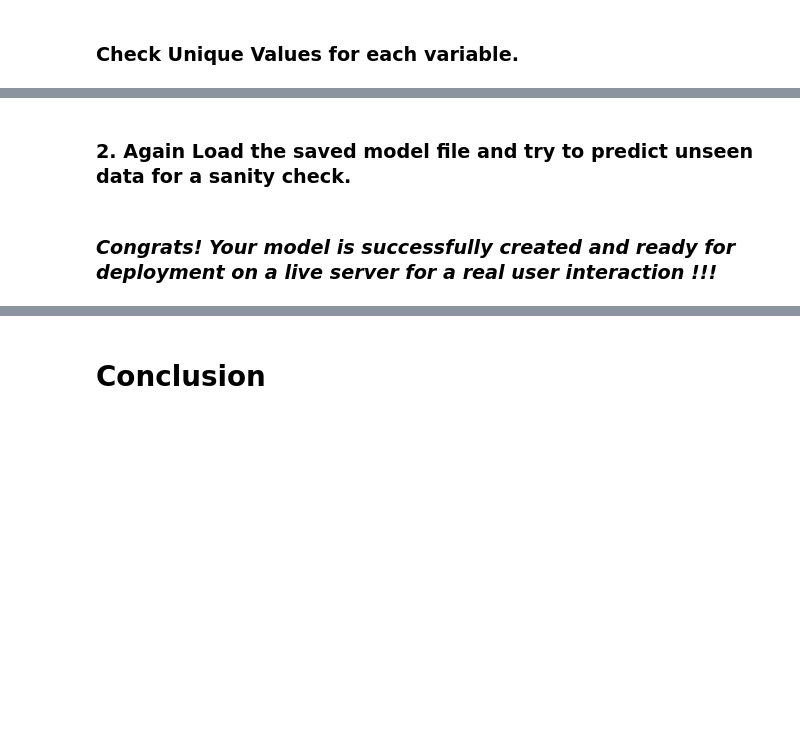
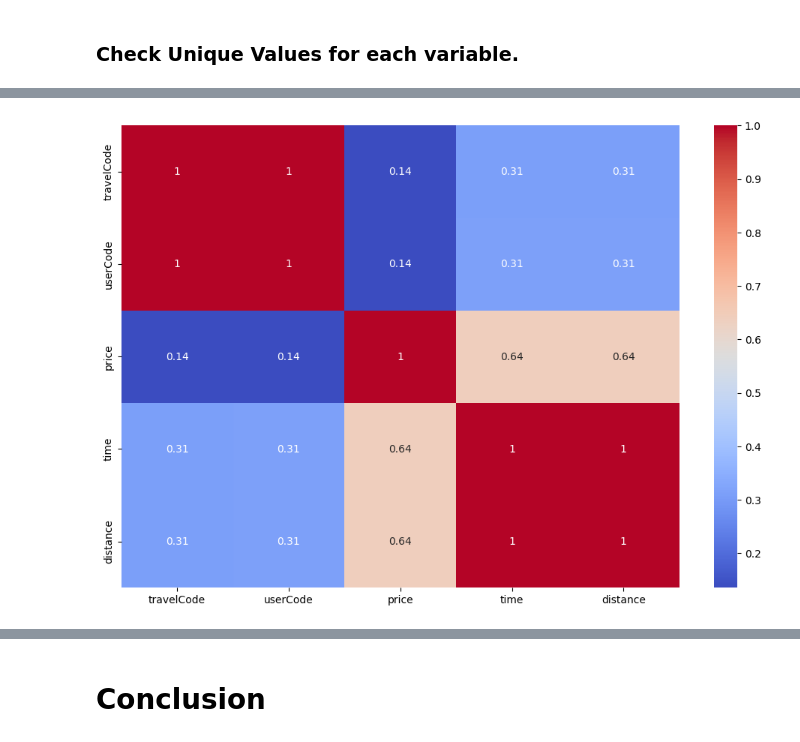
Before and after one commit to Sugam1530/30daysofFlutter, a Jupyter notebook: Productionization_of_ML_Systems_Regression(Specialization).ipynb, the cells around one changed output, grey strips where cells are left out. Cells and saved outputs as stored; diff of their text form; code cells hidden in the pictures; blank space fills up the shorter version.

Commit message:
Regression model. Flight price prediction with api

```diff
--- a/Productionization_of_ML_Systems_Regression(Specialization).ipynb
+++ b/Productionization_of_ML_Systems_Regression(Specialization).ipynb
@@ -92,6 +168,4 @@ drive.mount('/content/drive')
 # %% [output]
 Mounted at /content/drive
 # %%
-file_path = '/content/drive/MyDrive/Colab Notebooks/travel_capstone/users.csv'
-file_path1 = '/content/drive/MyDrive/Colab Notebooks/travel_capstone/hotels.csv'
-file_path2 = '/content/drive/MyDrive/Colab Notebooks/travel_capstone/flights.csv'
+file_path = '/content/drive/MyDrive/Colab Notebooks/travel_capstone/flights.csv'
@@ -102,2 +172,4 @@ flights_df = pd.read_csv(file_path2)
+# %%
+flights_df = pd.read_csv(file_path)
 # %% [markdown]
 ### Dataset First View
@@ -917,2 +276,0 @@ Answer Here.
-# %% [markdown]
-### 2. Again Load the saved model file and try to predict unseen data for a sanity check.
@@ -921,2 +276,0 @@ Answer Here.
-# %% [markdown]
-### ***Congrats! Your model is successfully created and ready for deployment on a live server for a real user interaction !!!***
@@ -922,0 +289,10 @@ Answer Here.
+# %%
+numeric_cols = flights_df.select_dtypes(include=['float64', 'int64'])
+
+corr_matrix = numeric_cols.corr()
+
+plt.figure(figsize=(12, 8))
+sns.heatmap(corr_matrix, annot=True, cmap='coolwarm')
+plt.show()
+# %% [output]
+[figure, added]
```
Also changed, not shown: parts of 306 cells of this notebook.
